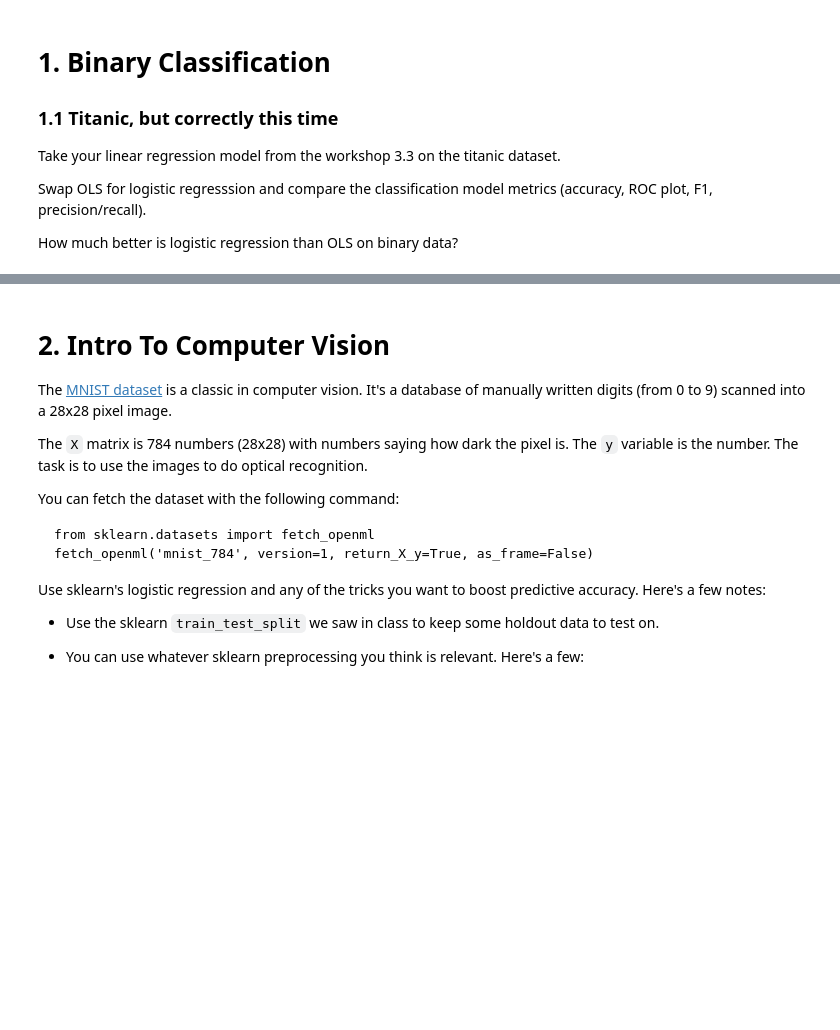
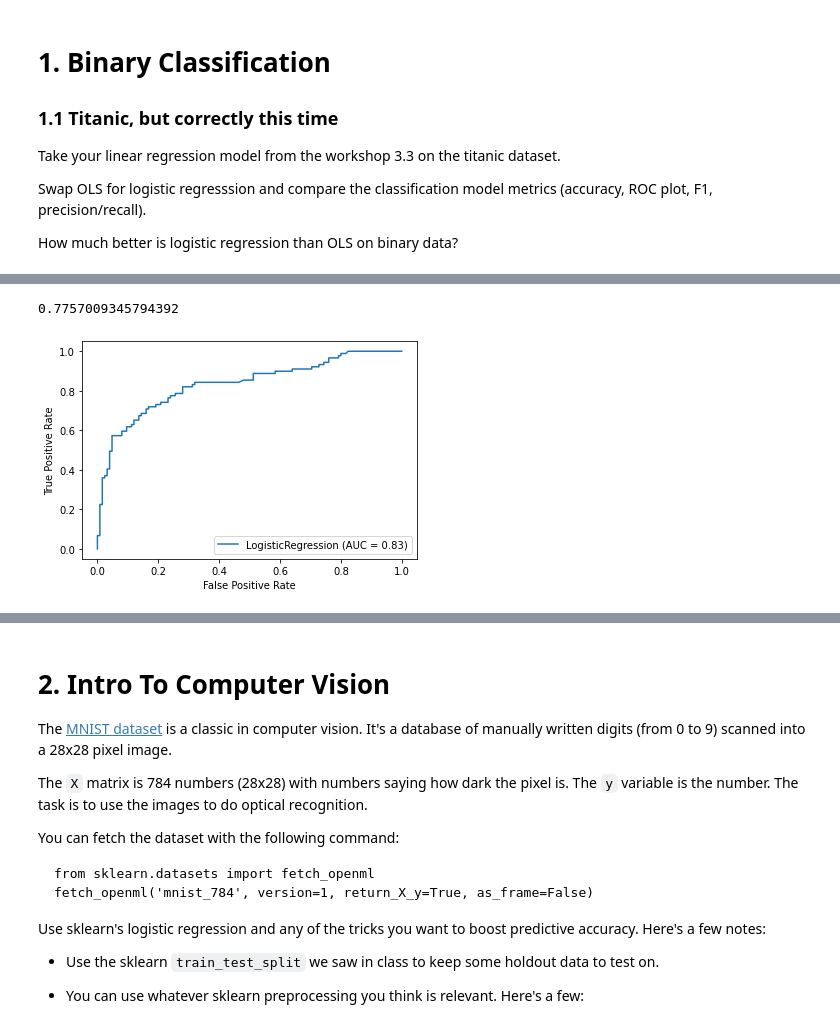
Before and after one commit to cb-ds-1/3-7-glm, a Jupyter notebook: workshop.ipynb, the cells around one changed output, grey strips where cells are left out. Cells and saved outputs as stored; diff of their text form; code cells hidden in the pictures; blank space fills up the shorter version.

```diff
--- a/workshop.ipynb
+++ b/workshop.ipynb
@@ -10,0 +85,11 @@ How much better is logistic regression than OLS on binary data?
+# %%
+#Sklearn
+scaler = StandardScaler()
+
+X_scaled = scaler.fit_transform(X)
+
+log_model = LogisticRegression(random_state=0)
+
+log_model.fit(X_scaled,y)
+
+log_model.coef_
@@ -10,0 +128,13 @@ How much better is logistic regression than OLS on binary data?
+# %%
+scaler = StandardScaler()
+
+X_train, X_test, y_train, y_test = train_test_split(X, y, test_size=0.3, random_state=0)
+
+scaled_X_train = scaler.fit_transform(X_train)
+scaled_X_test = scaler.transform(X_test)
+
+lin_model = LinearRegression().fit(scaled_X_train, y_train)
+lin_y_pred = lin_model.predict(X_test)
+
+log_model = LogisticRegression().fit(scaled_X_train, y_train)
+log_y_pred = log_model.predict(X_test)
@@ -10,0 +175,10 @@ How much better is logistic regression than OLS on binary data?
+# %%
+accuracy_score(y_test, log_y_pred) #Log model. Won't work for lin
+# %% [output]
+0.7757009345794392
+# %%
+plot_roc_curve(log_model,X_test,y_test);
+
+#At least it's not facing downawrd
+# %% [output]
+[figure, added]
```
Also changed, not shown: parts of 40 cells of this notebook.
